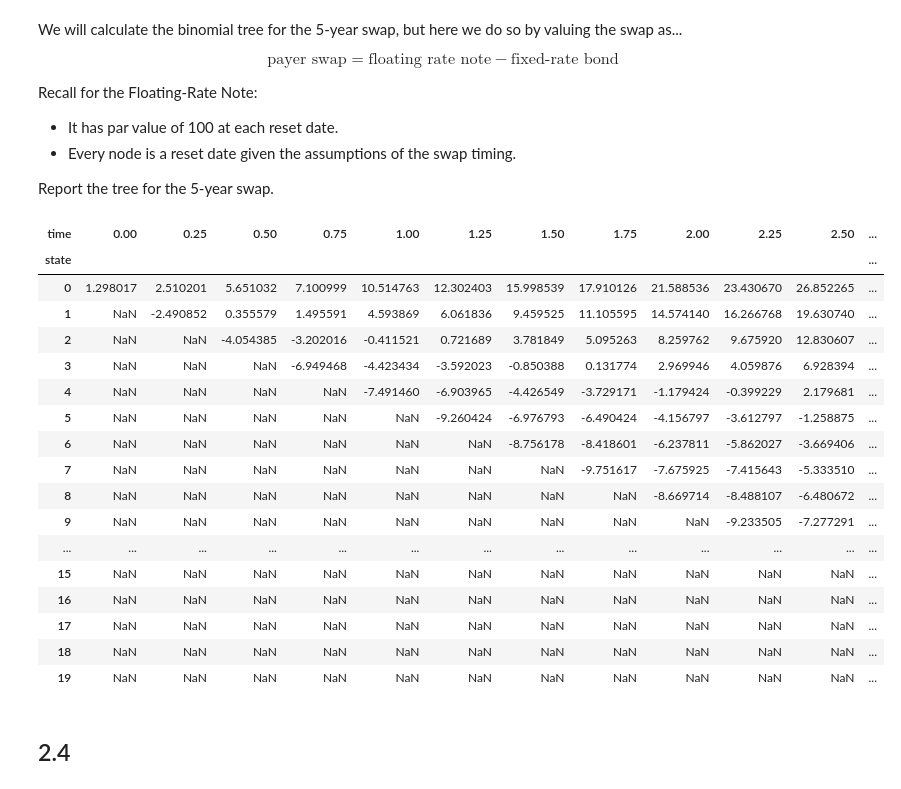
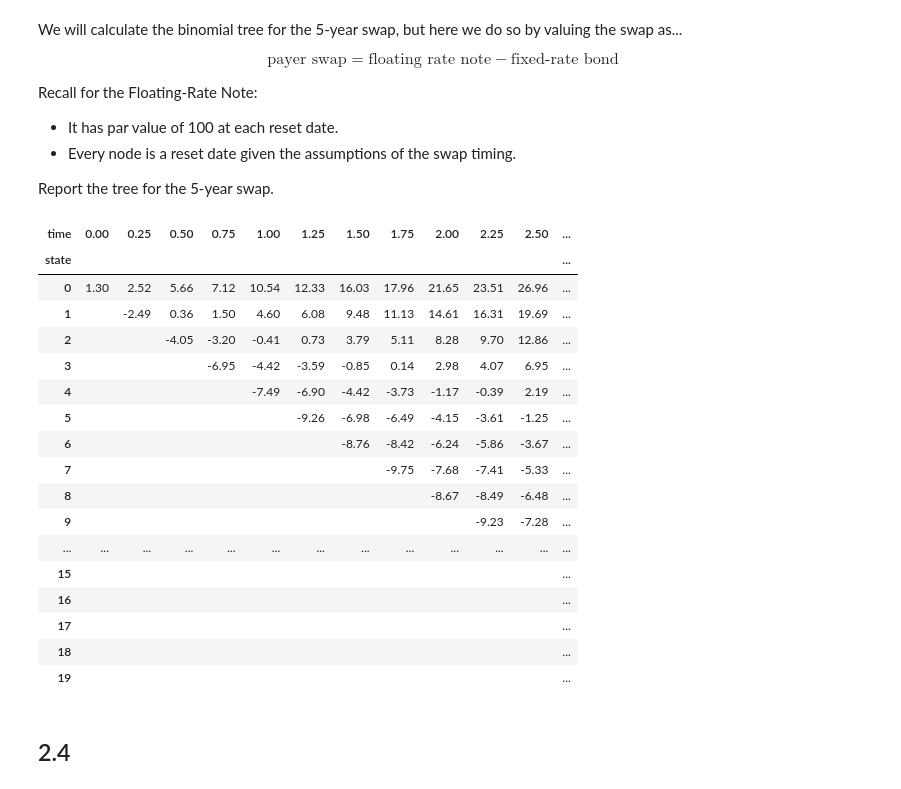
Before and after one commit to MrHumble-Bee/finm-fiderivs-2024, a Jupyter notebook: homework/Homework 3 - New.ipynb, the cells around one changed output. Saved outputs shown, nothing was run; the diff lists cells and outputs as text; code cells hidden in the pictures.

```diff
--- a/homework/Homework 3 - New.ipynb
+++ b/homework/Homework 3 - New.ipynb
@@ -397,13 +395,13 @@ fwd_swap_rate
 FACE = 100
 T = 5
 compound = 4
-cpn = fwd_swap_rate
 cpn_freq = 2
+refratetree = compound * (np.exp(rate_tree / compound)-1)
 # %%
-payoff = lambda r: payoff_bond(r, 1/compound, facevalue = FACE * (1 + cpn / cpn_freq))
-cash_flow_tree = construct_bond_cftree(T, compound, cpn, cpn_freq=cpn_freq)
-bond_tree = bintree_pricing(payoff=payoff, ratetree=rate_tree.iloc[:int(T * compound),:int(T * compound)], cftree=cash_flow_tree)
-bond_tree.round(4)
+payoff = lambda rate: payoff_bond(rate, 1/compound, facevalue = FACE * (1 + fwd_swap_rate / cpn_freq))
+cash_flow_tree = construct_bond_cftree(T, compound, fwd_swap_rate, cpn_freq=cpn_freq)
+bond_tree = bintree_pricing(payoff=payoff, ratetree=rate_tree.iloc[:int(T * compound),:int(T * compound)],undertree=refratetree.iloc[:int(T * compound),:int(T * compound)], cftree=cash_flow_tree)
+format_bintree(bond_tree)
 # %% [output]
 | time | 0.00 | 0.25 | 0.50 | 0.75 | 1.00 | 1.25 | 1.50 | 1.75 | 2.00 | 2.25 | 2.50 | ... |
 | state |  |  |  |  |  |  |  |  |  |  |  | ... |
@@ -437,26 +441,26 @@ Recall for the Floating-Rate Note:
 Report the tree for the 5-year swap.
 # %%
 payer_swap_tree = 100 - bond_tree
-payer_swap_tree
+format_bintree(payer_swap_tree)
 # %% [output]
 | time | 0.00 | 0.25 | 0.50 | 0.75 | 1.00 | 1.25 | 1.50 | 1.75 | 2.00 | 2.25 | 2.50 | ... |
 | state |  |  |  |  |  |  |  |  |  |  |  | ... |
-| 0 | 1.298017 | 2.510201 | 5.651032 | 7.100999 | 10.514763 | 12.302403 | 15.998539 | 17.910126 | 21.588536 | 23.430670 | 26.852265 | ... |
-| 1 | NaN | -2.490852 | 0.355579 | 1.495591 | 4.593869 | 6.061836 | 9.459525 | 11.105595 | 14.574140 | 16.266768 | 19.630740 | ... |
-| 2 | NaN | NaN | -4.054385 | -3.202016 | -0.411521 | 0.721689 | 3.781849 | 5.095263 | 8.259762 | 9.675920 | 12.830607 | ... |
-| 3 | NaN | NaN | NaN | -6.949468 | -4.423434 | -3.592023 | -0.850388 | 0.131774 | 2.969946 | 4.059876 | 6.928394 | ... |
-| 4 | NaN | NaN | NaN | NaN | -7.491460 | -6.903965 | -4.426549 | -3.729171 | -1.179424 | -0.399229 | 2.179681 | ... |
-| 5 | NaN | NaN | NaN | NaN | NaN | -9.260424 | -6.976793 | -6.490424 | -4.156797 | -3.612797 | -1.258875 | ... |
-| 6 | NaN | NaN | NaN | NaN | NaN | NaN | -8.756178 | -8.418601 | -6.237811 | -5.862027 | -3.669406 | ... |
-| 7 | NaN | NaN | NaN | NaN | NaN | NaN | NaN | -9.751617 | -7.675925 | -7.415643 | -5.333510 | ... |
-| 8 | NaN | NaN | NaN | NaN | NaN | NaN | NaN | NaN | -8.669714 | -8.488107 | -6.480672 | ... |
-| 9 | NaN | NaN | NaN | NaN | NaN | NaN | NaN | NaN | NaN | -9.233505 | -7.277291 | ... |
+| 0 | 1.30 | 2.52 | 5.66 | 7.12 | 10.54 | 12.33 | 16.03 | 17.96 | 21.65 | 23.51 | 26.96 | ... |
+| 1 |  | -2.49 | 0.36 | 1.50 | 4.60 | 6.08 | 9.48 | 11.13 | 14.61 | 16.31 | 19.69 | ... |
+| 2 |  |  | -4.05 | -3.20 | -0.41 | 0.73 | 3.79 | 5.11 | 8.28 | 9.70 | 12.86 | ... |
+| 3 |  |  |  | -6.95 | -4.42 | -3.59 | -0.85 | 0.14 | 2.98 | 4.07 | 6.95 | ... |
+| 4 |  |  |  |  | -7.49 | -6.90 | -4.42 | -3.73 | -1.17 | -0.39 | 2.19 | ... |
+| 5 |  |  |  |  |  | -9.26 | -6.98 | -6.49 | -4.15 | -3.61 | -1.25 | ... |
+| 6 |  |  |  |  |  |  | -8.76 | -8.42 | -6.24 | -5.86 | -3.67 | ... |
+| 7 |  |  |  |  |  |  |  | -9.75 | -7.68 | -7.41 | -5.33 | ... |
+| 8 |  |  |  |  |  |  |  |  | -8.67 | -8.49 | -6.48 | ... |
+| 9 |  |  |  |  |  |  |  |  |  | -9.23 | -7.28 | ... |
 | ... | ... | ... | ... | ... | ... | ... | ... | ... | ... | ... | ... | ... |
-| 15 | NaN | NaN | NaN | NaN | NaN | NaN | NaN | NaN | NaN | NaN | NaN | ... |
-| 16 | NaN | NaN | NaN | NaN | NaN | NaN | NaN | NaN | NaN | NaN | NaN | ... |
-| 17 | NaN | NaN | NaN | NaN | NaN | NaN | NaN | NaN | NaN | NaN | NaN | ... |
-| 18 | NaN | NaN | NaN | NaN | NaN | NaN | NaN | NaN | NaN | NaN | NaN | ... |
-| 19 | NaN | NaN | NaN | NaN | NaN | NaN | NaN | NaN | NaN | NaN | NaN | ... |
+| 15 |  |  |  |  |  |  |  |  |  |  |  | ... |
+| 16 |  |  |  |  |  |  |  |  |  |  |  | ... |
+| 17 |  |  |  |  |  |  |  |  |  |  |  | ... |
+| 18 |  |  |  |  |  |  |  |  |  |  |  | ... |
+| 19 |  |  |  |  |  |  |  |  |  |  |  | ... |
 # %% [markdown]
 ## 2.4
 # %% [markdown]
```
Also changed, not shown: parts of 16 cells of this notebook, 1 other file.
